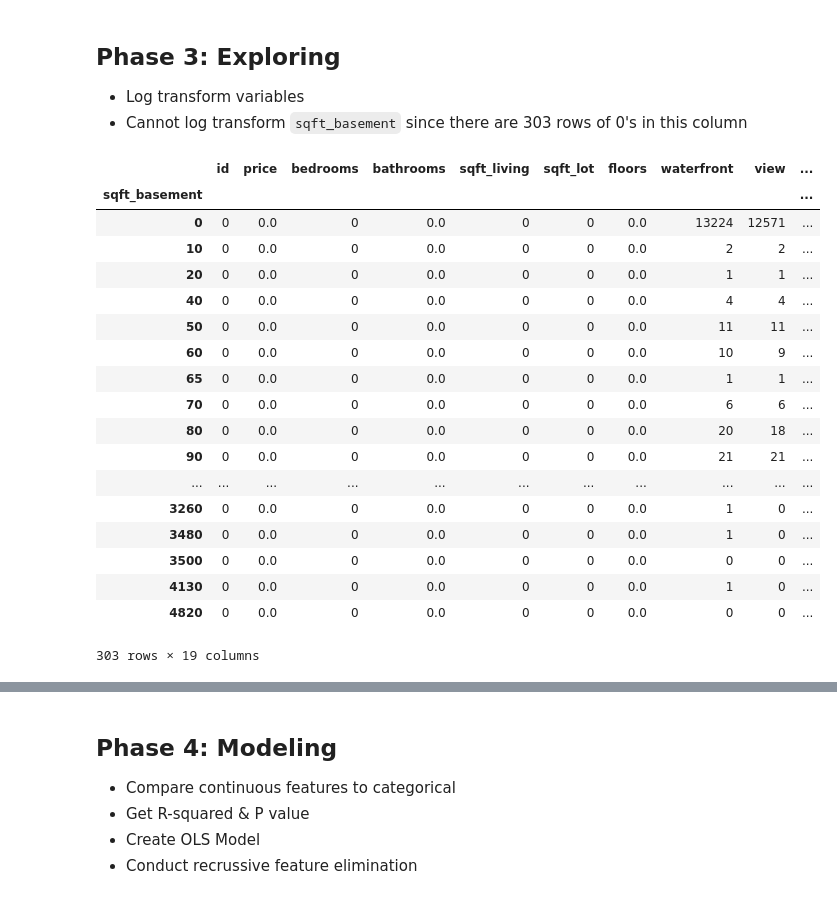
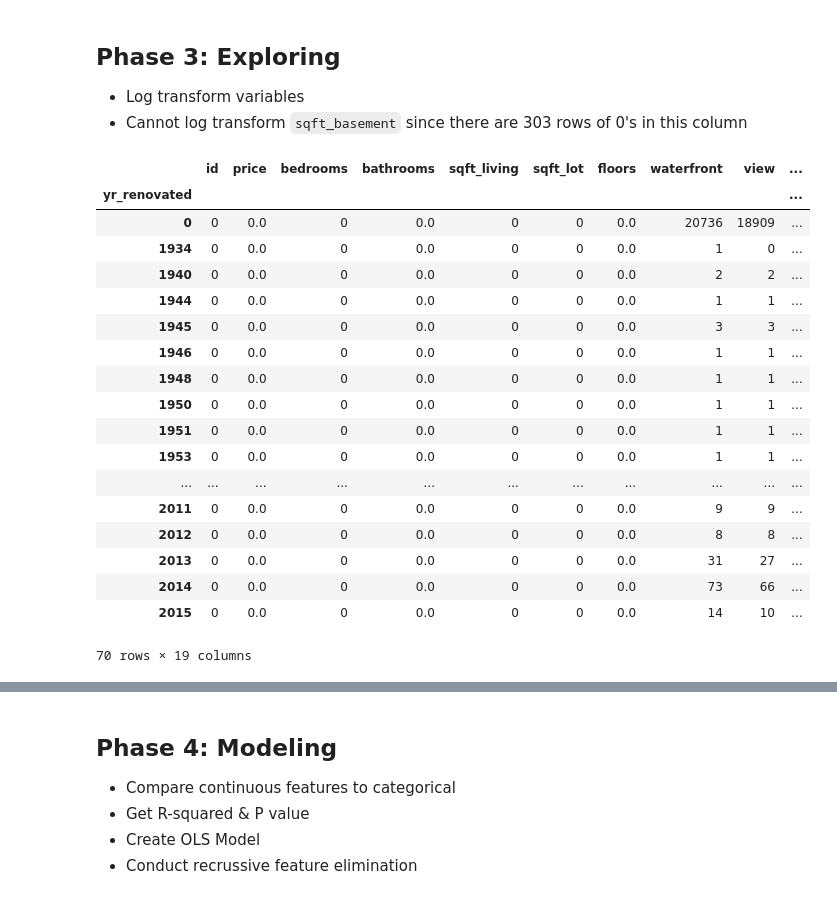
Before and after one commit to chelseapower/dsc-1-final-project-online-ds-pt-011419, a Jupyter notebook: student-prep.ipynb, the cells around one changed output, grey strips where cells are left out. Saved outputs shown, nothing was run; the diff lists cells and outputs as text; code cells hidden in the pictures.

```diff
--- a/student-prep.ipynb
+++ b/student-prep.ipynb
@@ -300,25 +300,25 @@ df_pred.hist(figsize = [16, 14]);
 * Log transform variables
 * Cannot log transform `sqft_basement` since there are 303 rows of 0's in this column
 # %%
-df.groupby('sqft_basement').agg(lambda x: len(x) - x.astype(bool).sum(axis=0))
+df.groupby('yr_renovated').agg(lambda x: len(x) - x.astype(bool).sum(axis=0))
 # %% [output]
 |  | id | price | bedrooms | bathrooms | sqft_living | sqft_lot | floors | waterfront | view | ... |
-| sqft_basement |  |  |  |  |  |  |  |  |  | ... |
-| 0 | 0 | 0.0 | 0 | 0.0 | 0 | 0 | 0.0 | 13224 | 12571 | ... |
-| 10 | 0 | 0.0 | 0 | 0.0 | 0 | 0 | 0.0 | 2 | 2 | ... |
-| 20 | 0 | 0.0 | 0 | 0.0 | 0 | 0 | 0.0 | 1 | 1 | ... |
-| 40 | 0 | 0.0 | 0 | 0.0 | 0 | 0 | 0.0 | 4 | 4 | ... |
-| 50 | 0 | 0.0 | 0 | 0.0 | 0 | 0 | 0.0 | 11 | 11 | ... |
-| 60 | 0 | 0.0 | 0 | 0.0 | 0 | 0 | 0.0 | 10 | 9 | ... |
-| 65 | 0 | 0.0 | 0 | 0.0 | 0 | 0 | 0.0 | 1 | 1 | ... |
-| 70 | 0 | 0.0 | 0 | 0.0 | 0 | 0 | 0.0 | 6 | 6 | ... |
-| 80 | 0 | 0.0 | 0 | 0.0 | 0 | 0 | 0.0 | 20 | 18 | ... |
-| 90 | 0 | 0.0 | 0 | 0.0 | 0 | 0 | 0.0 | 21 | 21 | ... |
+| yr_renovated |  |  |  |  |  |  |  |  |  | ... |
+| 0 | 0 | 0.0 | 0 | 0.0 | 0 | 0 | 0.0 | 20736 | 18909 | ... |
+| 1934 | 0 | 0.0 | 0 | 0.0 | 0 | 0 | 0.0 | 1 | 0 | ... |
+| 1940 | 0 | 0.0 | 0 | 0.0 | 0 | 0 | 0.0 | 2 | 2 | ... |
+| 1944 | 0 | 0.0 | 0 | 0.0 | 0 | 0 | 0.0 | 1 | 1 | ... |
+| 1945 | 0 | 0.0 | 0 | 0.0 | 0 | 0 | 0.0 | 3 | 3 | ... |
+| 1946 | 0 | 0.0 | 0 | 0.0 | 0 | 0 | 0.0 | 1 | 1 | ... |
+| 1948 | 0 | 0.0 | 0 | 0.0 | 0 | 0 | 0.0 | 1 | 1 | ... |
+| 1950 | 0 | 0.0 | 0 | 0.0 | 0 | 0 | 0.0 | 1 | 1 | ... |
+| 1951 | 0 | 0.0 | 0 | 0.0 | 0 | 0 | 0.0 | 1 | 1 | ... |
+| 1953 | 0 | 0.0 | 0 | 0.0 | 0 | 0 | 0.0 | 1 | 1 | ... |
 | ... | ... | ... | ... | ... | ... | ... | ... | ... | ... | ... |
-| 3260 | 0 | 0.0 | 0 | 0.0 | 0 | 0 | 0.0 | 1 | 0 | ... |
-| 3480 | 0 | 0.0 | 0 | 0.0 | 0 | 0 | 0.0 | 1 | 0 | ... |
-| 3500 | 0 | 0.0 | 0 | 0.0 | 0 | 0 | 0.0 | 0 | 0 | ... |
-| 4130 | 0 | 0.0 | 0 | 0.0 | 0 | 0 | 0.0 | 1 | 0 | ... |
-| 4820 | 0 | 0.0 | 0 | 0.0 | 0 | 0 | 0.0 | 0 | 0 | ... |
+| 2011 | 0 | 0.0 | 0 | 0.0 | 0 | 0 | 0.0 | 9 | 9 | ... |
+| 2012 | 0 | 0.0 | 0 | 0.0 | 0 | 0 | 0.0 | 8 | 8 | ... |
+| 2013 | 0 | 0.0 | 0 | 0.0 | 0 | 0 | 0.0 | 31 | 27 | ... |
+| 2014 | 0 | 0.0 | 0 | 0.0 | 0 | 0 | 0.0 | 73 | 66 | ... |
+| 2015 | 0 | 0.0 | 0 | 0.0 | 0 | 0 | 0.0 | 14 | 10 | ... |
-303 rows × 19 columns
+70 rows × 19 columns
 # %%
```
Also changed, not shown: parts of 3 cells of this notebook, 3 other files.
